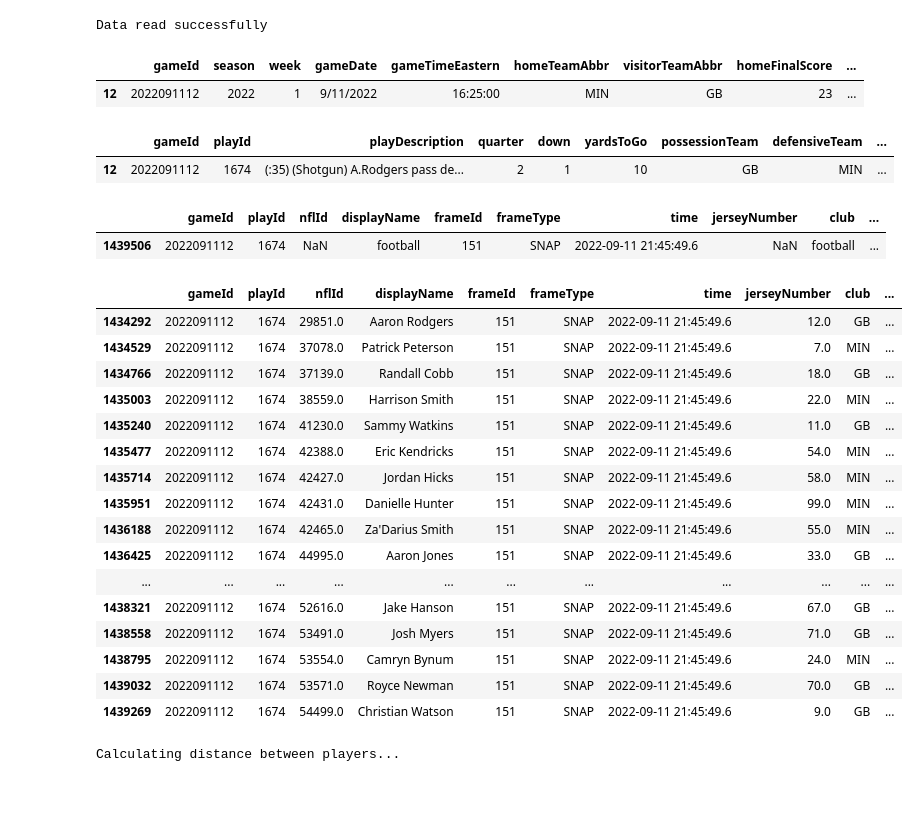
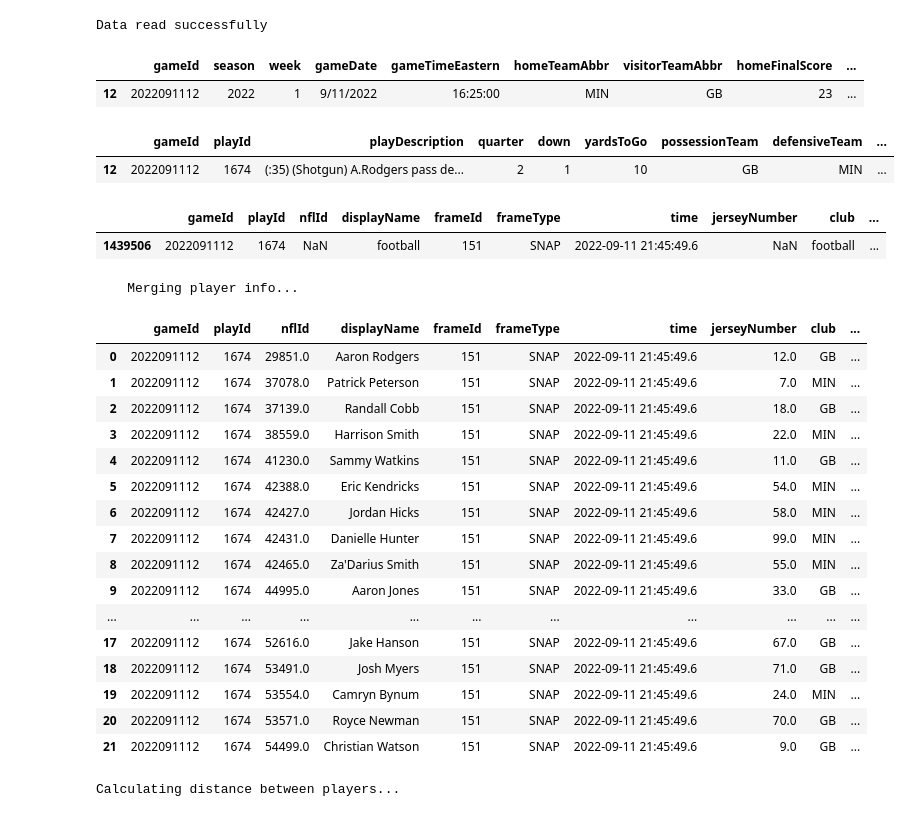
Before and after one commit to CaduRomaniello/NFL-play-classification-GNN, a Jupyter notebook: notebooks/visualization.ipynb, the cells around one changed output. Drawn from its saved outputs; the diff is of its cells as text; code cells hidden in the pictures.

```diff
--- a/notebooks/visualization.ipynb
+++ b/notebooks/visualization.ipynb
@@ -126,7 +126,7 @@ def play_result(play: pd.Series) -> int:
 
     return playType
 
-def calc_n_closest_players(sorted_distances: list, sorted_players: list, n: int) -> dict:
+def calc_n_closest_players(sorted_distances: list, sorted_players: list, n: int, players: pd.DataFrame) -> dict:
     all_dist = {}
     for index, value in sorted_distances.items():
         closest_players = []
@@ -135,13 +135,14 @@ def calc_n_closest_players(sorted_distances: list, sorted_players: list, n: int)
                 'nflId': sorted_players.loc[index][i],
                 'distance': value[i]
             })
-            if len(closest_players) == n:
-                break
+            if (players.loc[players['nflId'] == sorted_players.loc[index][i]]['position'].values[0] != 'QB'):
+                if len(closest_players) == n:
+                    break
         all_dist[index] = closest_players
 
     return all_dist
 
-def calc_distance_between_players(tracking_data: pd.DataFrame, n: int = 2) -> dict:
+def calc_distance_between_players(tracking_data: pd.DataFrame, players: pd.DataFrame, n: int = 2) -> dict:
     print("Calculating distance between players...")
 
     distances = {}
@@ -162,9 +163,19 @@ def calc_distance_between_players(tracking_data: pd.DataFrame, n: int = 2) -> di
             distances[game_id][play_id]['sorted_distances'] = distances[game_id][play_id]['dist_df'].apply(lambda row: row.sort_values().values.tolist(), axis=1)
             distances[game_id][play_id]['sorted_players'] = distances[game_id][play_id]['dist_df'].apply(lambda row: row.sort_values().index.tolist(), axis=1)
 
-            distances[game_id][play_id]['n_closest_players'] = calc_n_closest_players(distances[game_id][play_id]['sorted_distances'], distances[game_id][play_id]['sorted_players'], n)
+            distances[game_id][play_id]['n_closest_players'] = calc_n_closest_players(distances[game_id][play_id]['sorted_distances'], distances[game_id][play_id]['sorted_players'], n, players)
 
     return distances
+
+def merge_player_info(players: pd.DataFrame, tracking: pd.DataFrame) -> pd.DataFrame:
+    print("    Merging player info...")
+
+    players['height'] = players['height'].str.split('-').apply(lambda x: round((int(x[0]) * 12 + int(x[1])) * 2.54))
+    players['weight'] = round(players['weight'] * 0.45359237)
+
+    players_info = players[['nflId', 'height', 'weight', 'position']]
+    t = pd.merge(tracking, players_info, on='nflId')
+    return t
 # %%
 cur_path = os.path.os.getcwd()
 data_path = os.path.abspath(os.path.join(cur_path, '../nfl_data/2025/'))
@@ -187,40 +198,42 @@ plays['playResult'] = plays.apply(lambda x: play_result(x), axis=1)
 # %%
 pd.set_option('display.max_columns', None)
 games = games[games['gameId'] == GAME_ID]
 display(games[games['gameId'] == GAME_ID].head(1))
 
 plays = plays[plays['playId'] == PLAY_ID]
 display(plays.head(1))
 
 tracking_data = tracking_data[(tracking_data['gameId'] == GAME_ID) & (tracking_data['playId'] == PLAY_ID)]
 tracking_data = tracking_data[tracking_data['frameType'] == 'SNAP']
 
 football = tracking_data[tracking_data['club'] == 'football'].copy()
 display(football)
 tracking_data = tracking_data[tracking_data['club'] != 'football']
+tracking_data = merge_player_info(players, tracking_data)
 display(tracking_data)
 # %% [output]
 |  | gameId | season | week | gameDate | gameTimeEastern | homeTeamAbbr | visitorTeamAbbr | homeFinalScore | ... |
 | 12 | 2022091112 | 2022 | 1 | 9/11/2022 | 16:25:00 | MIN | GB | 23 | ... |
 |  | gameId | playId | playDescription | quarter | down | yardsToGo | possessionTeam | defensiveTeam | ... |
 | 12 | 2022091112 | 1674 | (:35) (Shotgun) A.Rodgers pass de... | 2 | 1 | 10 | GB | MIN | ... |
 |  | gameId | playId | nflId | displayName | frameId | frameType | time | jerseyNumber | club | ... |
 | 1439506 | 2022091112 | 1674 | NaN | football | 151 | SNAP | 2022-09-11 21:45:49.6 | NaN | football | ... |
+    Merging player info...
 |  | gameId | playId | nflId | displayName | frameId | frameType | time | jerseyNumber | club | ... |
-| 1434292 | 2022091112 | 1674 | 29851.0 | Aaron Rodgers | 151 | SNAP | 2022-09-11 21:45:49.6 | 12.0 | GB | ... |
-| 1434529 | 2022091112 | 1674 | 37078.0 | Patrick Peterson | 151 | SNAP | 2022-09-11 21:45:49.6 | 7.0 | MIN | ... |
-| 1434766 | 2022091112 | 1674 | 37139.0 | Randall Cobb | 151 | SNAP | 2022-09-11 21:45:49.6 | 18.0 | GB | ... |
-| 1435003 | 2022091112 | 1674 | 38559.0 | Harrison Smith | 151 | SNAP | 2022-09-11 21:45:49.6 | 22.0 | MIN | ... |
-| 1435240 | 2022091112 | 1674 | 41230.0 | Sammy Watkins | 151 | SNAP | 2022-09-11 21:45:49.6 | 11.0 | GB | ... |
-| 1435477 | 2022091112 | 1674 | 42388.0 | Eric Kendricks | 151 | SNAP | 2022-09-11 21:45:49.6 | 54.0 | MIN | ... |
-| 1435714 | 2022091112 | 1674 | 42427.0 | Jordan Hicks | 151 | SNAP | 2022-09-11 21:45:49.6 | 58.0 | MIN | ... |
-| 1435951 | 2022091112 | 1674 | 42431.0 | Danielle Hunter | 151 | SNAP | 2022-09-11 21:45:49.6 | 99.0 | MIN | ... |
-| 1436188 | 2022091112 | 1674 | 42465.0 | Za'Darius Smith | 151 | SNAP | 2022-09-11 21:45:49.6 | 55.0 | MIN | ... |
-| 1436425 | 2022091112 | 1674 | 44995.0 | Aaron Jones | 151 | SNAP | 2022-09-11 21:45:49.6 | 33.0 | GB | ... |
+| 0 | 2022091112 | 1674 | 29851.0 | Aaron Rodgers | 151 | SNAP | 2022-09-11 21:45:49.6 | 12.0 | GB | ... |
+| 1 | 2022091112 | 1674 | 37078.0 | Patrick Peterson | 151 | SNAP | 2022-09-11 21:45:49.6 | 7.0 | MIN | ... |
+| 2 | 2022091112 | 1674 | 37139.0 | Randall Cobb | 151 | SNAP | 2022-09-11 21:45:49.6 | 18.0 | GB | ... |
+| 3 | 2022091112 | 1674 | 38559.0 | Harrison Smith | 151 | SNAP | 2022-09-11 21:45:49.6 | 22.0 | MIN | ... |
+| 4 | 2022091112 | 1674 | 41230.0 | Sammy Watkins | 151 | SNAP | 2022-09-11 21:45:49.6 | 11.0 | GB | ... |
+| 5 | 2022091112 | 1674 | 42388.0 | Eric Kendricks | 151 | SNAP | 2022-09-11 21:45:49.6 | 54.0 | MIN | ... |
+| 6 | 2022091112 | 1674 | 42427.0 | Jordan Hicks | 151 | SNAP | 2022-09-11 21:45:49.6 | 58.0 | MIN | ... |
+| 7 | 2022091112 | 1674 | 42431.0 | Danielle Hunter | 151 | SNAP | 2022-09-11 21:45:49.6 | 99.0 | MIN | ... |
+| 8 | 2022091112 | 1674 | 42465.0 | Za'Darius Smith | 151 | SNAP | 2022-09-11 21:45:49.6 | 55.0 | MIN | ... |
+| 9 | 2022091112 | 1674 | 44995.0 | Aaron Jones | 151 | SNAP | 2022-09-11 21:45:49.6 | 33.0 | GB | ... |
 | ... | ... | ... | ... | ... | ... | ... | ... | ... | ... | ... |
-| 1438321 | 2022091112 | 1674 | 52616.0 | Jake Hanson | 151 | SNAP | 2022-09-11 21:45:49.6 | 67.0 | GB | ... |
-| 1438558 | 2022091112 | 1674 | 53491.0 | Josh Myers | 151 | SNAP | 2022-09-11 21:45:49.6 | 71.0 | GB | ... |
-| 1438795 | 2022091112 | 1674 | 53554.0 | Camryn Bynum | 151 | SNAP | 2022-09-11 21:45:49.6 | 24.0 | MIN | ... |
-| 1439032 | 2022091112 | 1674 | 53571.0 | Royce Newman | 151 | SNAP | 2022-09-11 21:45:49.6 | 70.0 | GB | ... |
-| 1439269 | 2022091112 | 1674 | 54499.0 | Christian Watson | 151 | SNAP | 2022-09-11 21:45:49.6 | 9.0 | GB | ... |
+| 17 | 2022091112 | 1674 | 52616.0 | Jake Hanson | 151 | SNAP | 2022-09-11 21:45:49.6 | 67.0 | GB | ... |
+| 18 | 2022091112 | 1674 | 53491.0 | Josh Myers | 151 | SNAP | 2022-09-11 21:45:49.6 | 71.0 | GB | ... |
+| 19 | 2022091112 | 1674 | 53554.0 | Camryn Bynum | 151 | SNAP | 2022-09-11 21:45:49.6 | 24.0 | MIN | ... |
+| 20 | 2022091112 | 1674 | 53571.0 | Royce Newman | 151 | SNAP | 2022-09-11 21:45:49.6 | 70.0 | GB | ... |
+| 21 | 2022091112 | 1674 | 54499.0 | Christian Watson | 151 | SNAP | 2022-09-11 21:45:49.6 | 9.0 | GB | ... |
 # %%
```
Also changed, not shown: parts of 3 cells of this notebook, 20 other files.
